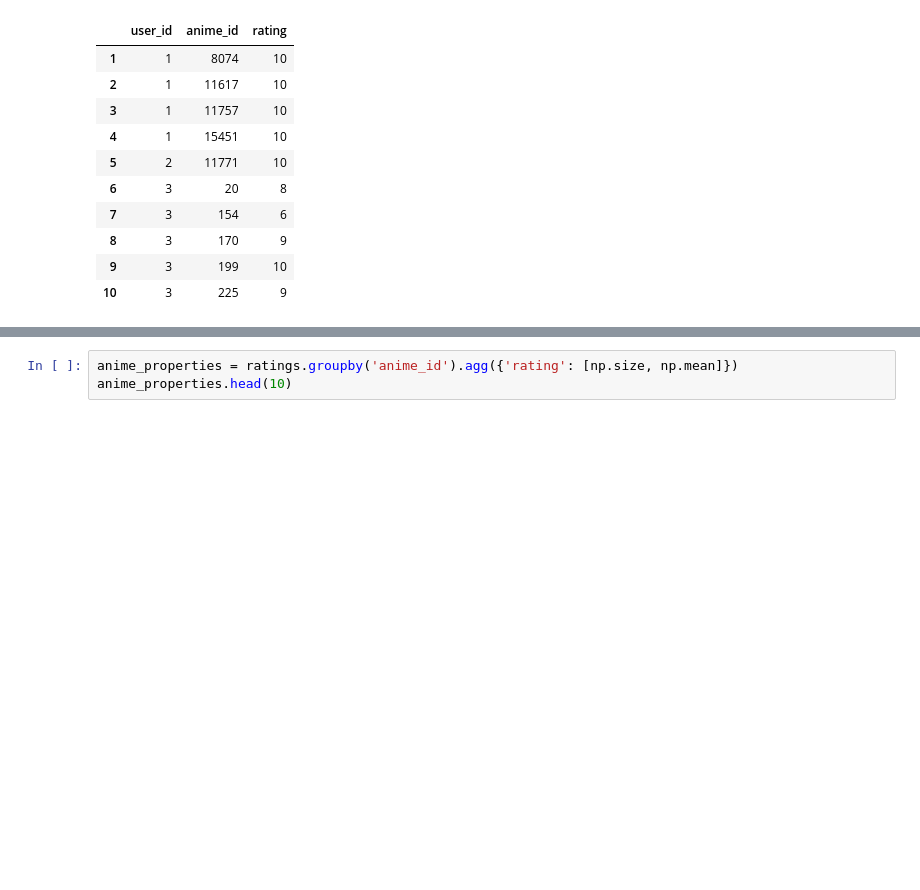
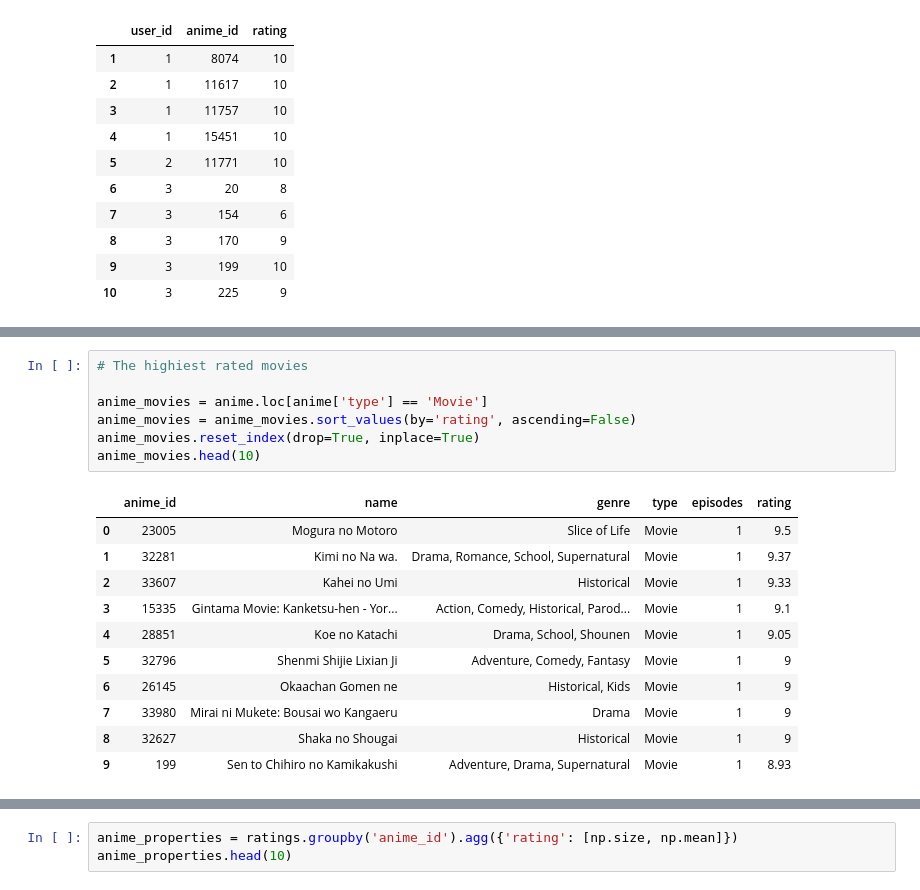
Before and after one commit to Capstone-Project-group/Recommender-System, a Jupyter notebook: Data-Prep.ipynb, the cells around one changed output, grey strips where cells are left out. Saved outputs shown, nothing was run; the diff lists cells and outputs as text; blank space fills up the shorter version.

Commit message:
Add functions to find the highiest rated movies, tvs and original video animation (OVA)

```diff
--- a/Data-Prep.ipynb
+++ b/Data-Prep.ipynb
@@ -40,0 +41,19 @@ anime.head(10)
+# %%
+# The highiest rated movies
+
+anime_movies = anime.loc[anime['type'] == 'Movie']
+anime_movies = anime_movies.sort_values(by='rating', ascending=False)
+anime_movies.reset_index(drop=True, inplace=True)
+anime_movies.head(10)
+# %% [output]
+|  | anime_id | name | genre | type | episodes | rating |
+| 0 | 23005 | Mogura no Motoro | Slice of Life | Movie | 1 | 9.5 |
+| 1 | 32281 | Kimi no Na wa. | Drama, Romance, School, Supernatural | Movie | 1 | 9.37 |
+| 2 | 33607 | Kahei no Umi | Historical | Movie | 1 | 9.33 |
+| 3 | 15335 | Gintama Movie: Kanketsu-hen - Yor... | Action, Comedy, Historical, Parod... | Movie | 1 | 9.1 |
+| 4 | 28851 | Koe no Katachi | Drama, School, Shounen | Movie | 1 | 9.05 |
+| 5 | 32796 | Shenmi Shijie Lixian Ji | Adventure, Comedy, Fantasy | Movie | 1 | 9 |
+| 6 | 26145 | Okaachan Gomen ne | Historical, Kids | Movie | 1 | 9 |
+| 7 | 33980 | Mirai ni Mukete: Bousai wo Kangaeru | Drama | Movie | 1 | 9 |
+| 8 | 32627 | Shaka no Shougai | Historical | Movie | 1 | 9 |
+| 9 | 199 | Sen to Chihiro no Kamikakushi | Adventure, Drama, Supernatural | Movie | 1 | 8.93 |
```
Also changed, not shown: parts of 6 cells of this notebook.
